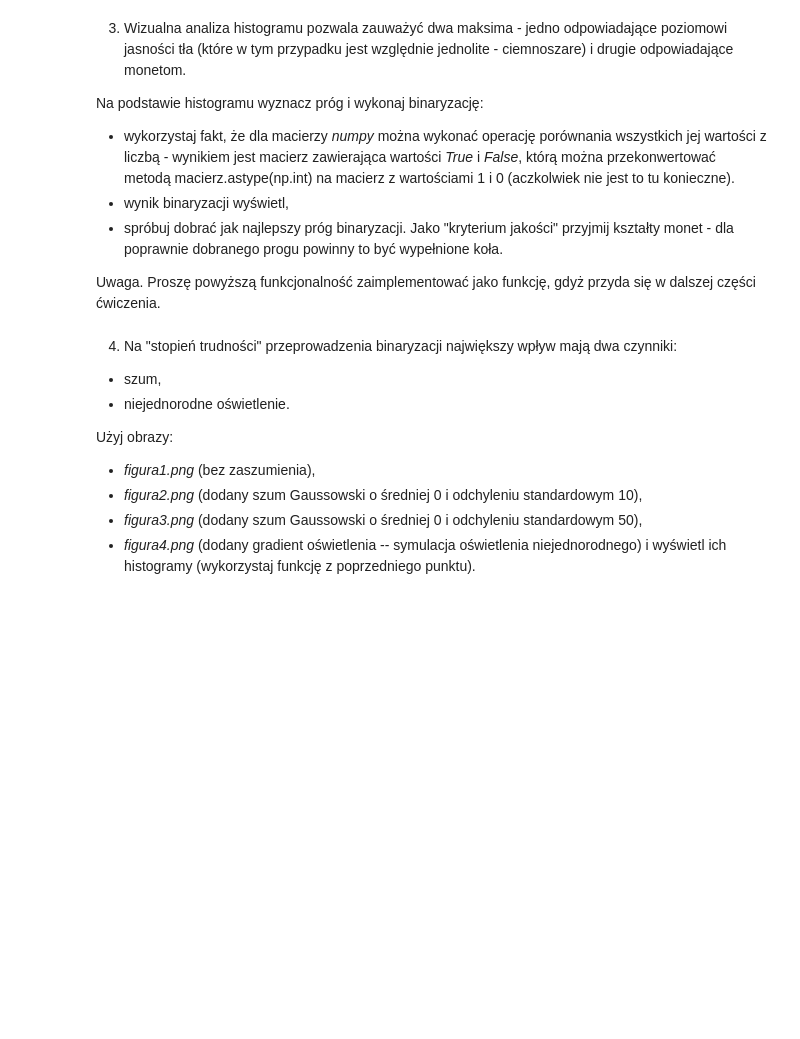
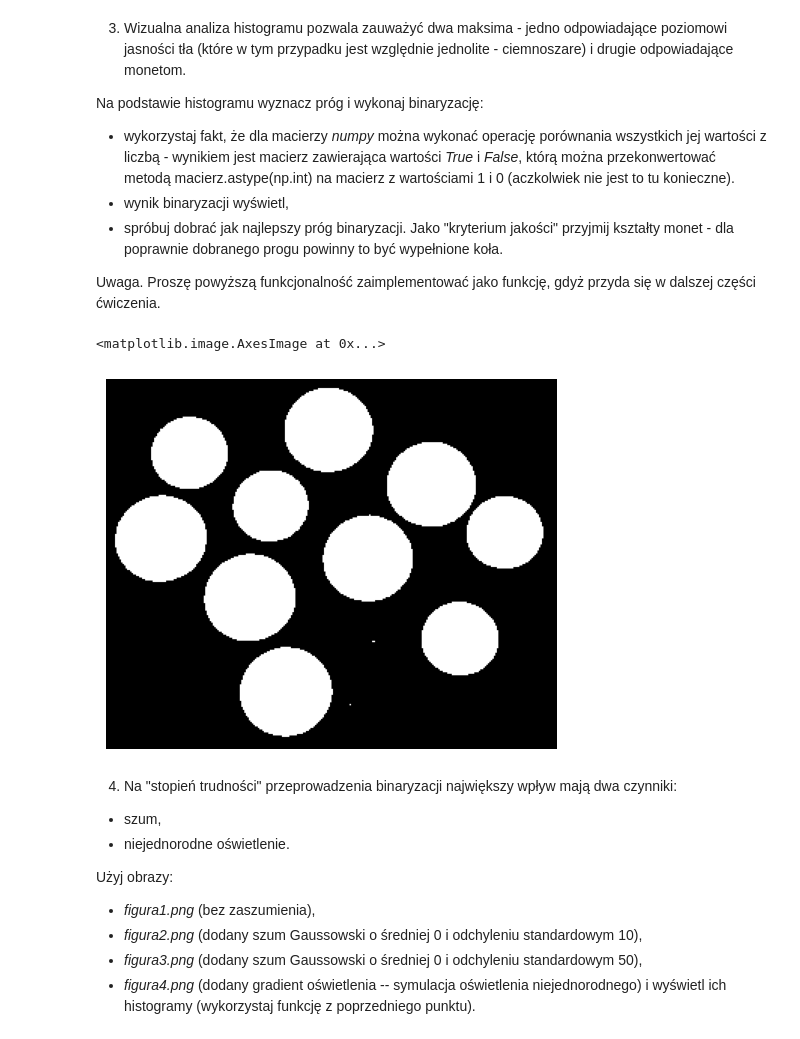
Before and after one commit to krudny/Image-processing, a Jupyter notebook: Lab4-binarization/04_thresholding.ipynb, the cells around one changed output. Saved outputs shown, nothing was run; the diff lists cells and outputs as text; code cells hidden in the pictures; blank space fills up the shorter version.

```diff
--- a/Lab4-binarization/04_thresholding.ipynb
+++ b/Lab4-binarization/04_thresholding.ipynb
@@ -88,6 +88,16 @@ Na podstawie histogramu wyznacz próg i wykonaj binaryzację:
 - spróbuj dobrać jak najlepszy próg binaryzacji. Jako "kryterium jakości" przyjmij kształty monet - dla poprawnie dobranego progu powinny to być wypełnione koła.
 
 Uwaga. Proszę powyższą funkcjonalność zaimplementować jako funkcję, gdyż przyda się w dalszej części ćwiczenia.
+# %%
+def binarize(img, threshold):
+    return (img > threshold).astype(np.uint8)
+
+bin = binarize(img, 80)
+plt.axis("off")
+plt.imshow(bin)
+# %% [output]
+<matplotlib.image.AxesImage at 0x...>
+[figure, added]
 # %% [markdown]
 4. Na "stopień trudności" przeprowadzenia binaryzacji największy wpływ mają dwa czynniki:
 - szum,
```
